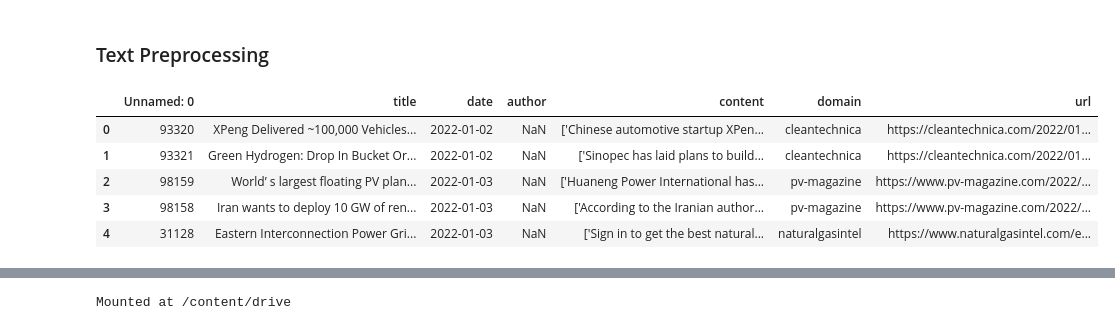
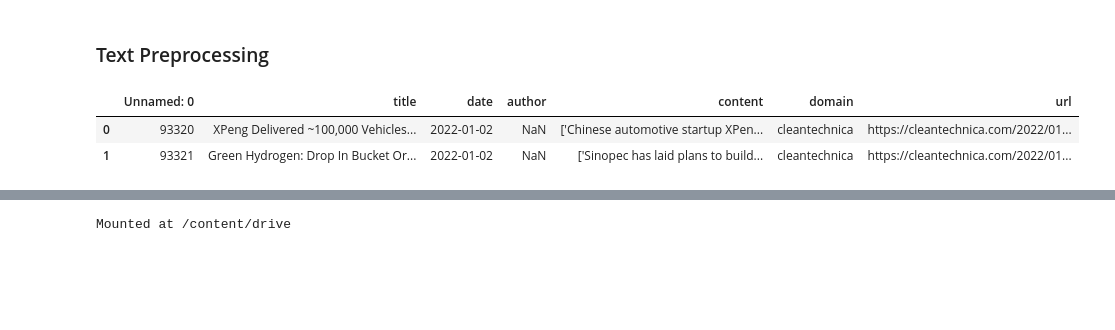
Before and after one commit to tamannaKumavat/SwissText_Shared_Task_2025, a Jupyter notebook: QA_Pairs_1.ipynb, the cells around one changed output, grey strips where cells are left out. Cells and saved outputs as stored; diff of their text form; code cells hidden in the pictures; blank space fills up the shorter version.

```diff
--- a/QA_Pairs_1.ipynb
+++ b/QA_Pairs_1.ipynb
@@ -192,11 +213,8 @@ def preprocess_text(text, apply_stemming=False):
 
     return tokens
 # %%
-articles_df.head()
+articles_df.head(2)
 # %% [output]
 |  | Unnamed: 0 | title | date | author | content | domain | url |
 | 0 | 93320 | XPeng Delivered ~100,000 Vehicles... | 2022-01-02 | NaN | ['Chinese automotive startup XPen... | cleantechnica | https://cleantechnica.com/2022/01... |
 | 1 | 93321 | Green Hydrogen: Drop In Bucket Or... | 2022-01-02 | NaN | ['Sinopec has laid plans to build... | cleantechnica | https://cleantechnica.com/2022/01... |
-| 2 | 98159 | World’ s largest floating PV plan... | 2022-01-03 | NaN | ['Huaneng Power International has... | pv-magazine | https://www.pv-magazine.com/2022/... |
-| 3 | 98158 | Iran wants to deploy 10 GW of ren... | 2022-01-03 | NaN | ['According to the Iranian author... | pv-magazine | https://www.pv-magazine.com/2022/... |
-| 4 | 31128 | Eastern Interconnection Power Gri... | 2022-01-03 | NaN | ['Sign in to get the best natural... | naturalgasintel | https://www.naturalgasintel.com/e... |
```
Also changed, not shown: parts of 68 cells of this notebook.
